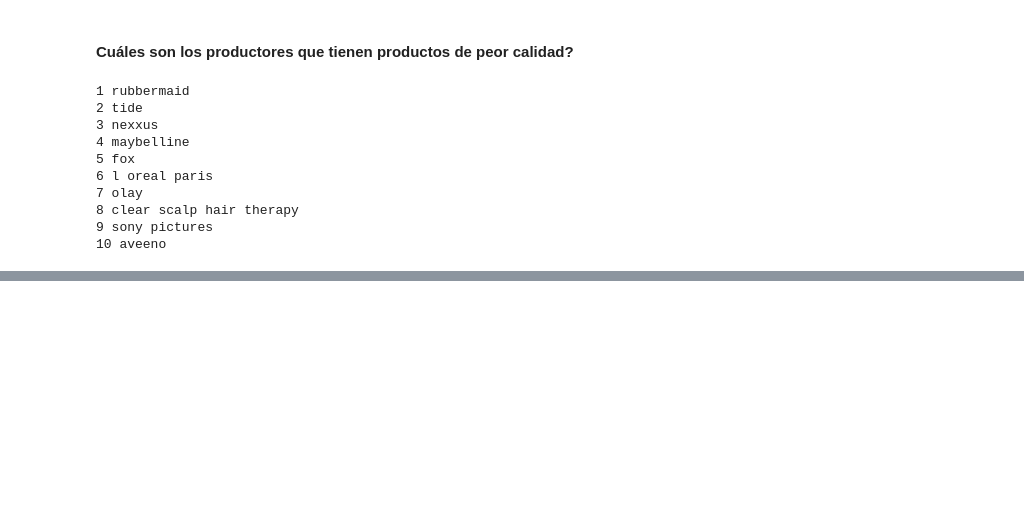
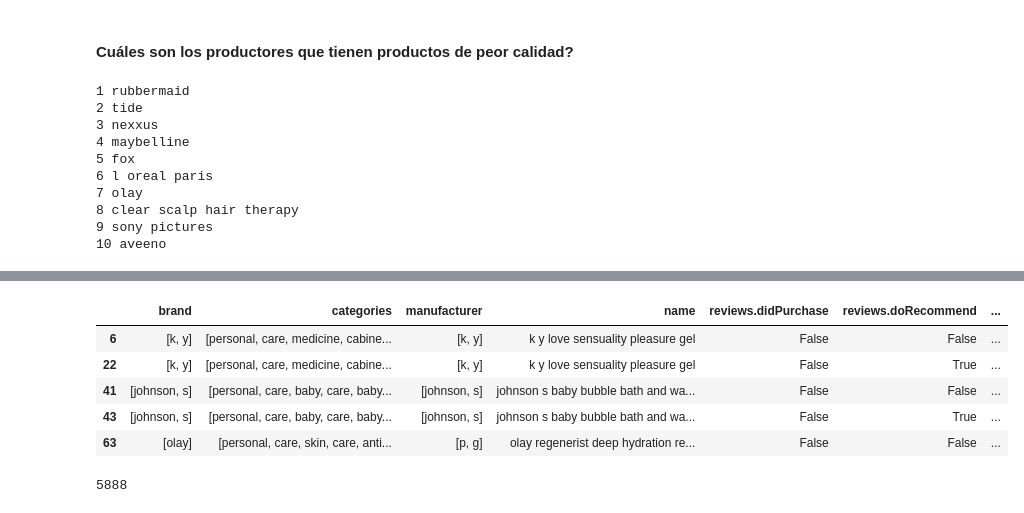
Before and after one commit to Andy5am/Lab5DS, a Jupyter notebook: Lab5DS.ipynb, the cells around one changed output, grey strips where cells are left out. Drawn from its saved outputs; the diff is of its cells as text; code cells hidden in the pictures; blank space fills up the shorter version.

```diff
--- a/Lab5DS.ipynb
+++ b/Lab5DS.ipynb
@@ -453,0 +472,11 @@ for i in freq_negative.index:
+# %%
+negative_data = data[data['sentiment']== 'negative']
+# %%
+negative_data.head()
+# %% [output]
+|  | brand | categories | manufacturer | name | reviews.didPurchase | reviews.doRecommend | ... |
+| 6 | [k, y] | [personal, care, medicine, cabine... | [k, y] | k y love sensuality pleasure gel | False | False | ... |
+| 22 | [k, y] | [personal, care, medicine, cabine... | [k, y] | k y love sensuality pleasure gel | False | True | ... |
+| 41 | [johnson, s] | [personal, care, baby, care, baby... | [johnson, s] | johnson s baby bubble bath and wa... | False | False | ... |
+| 43 | [johnson, s] | [personal, care, baby, care, baby... | [johnson, s] | johnson s baby bubble bath and wa... | False | True | ... |
+| 63 | [olay] | [personal, care, skin, care, anti... | [p, g] | olay regenerist deep hydration re... | False | False | ... |
@@ -453,0 +496,4 @@ for i in freq_negative.index:
+# %%
+print(len(frequencies))
+# %% [output]
+5888
```
Also changed, not shown: parts of 10 cells of this notebook, 1 other file.
